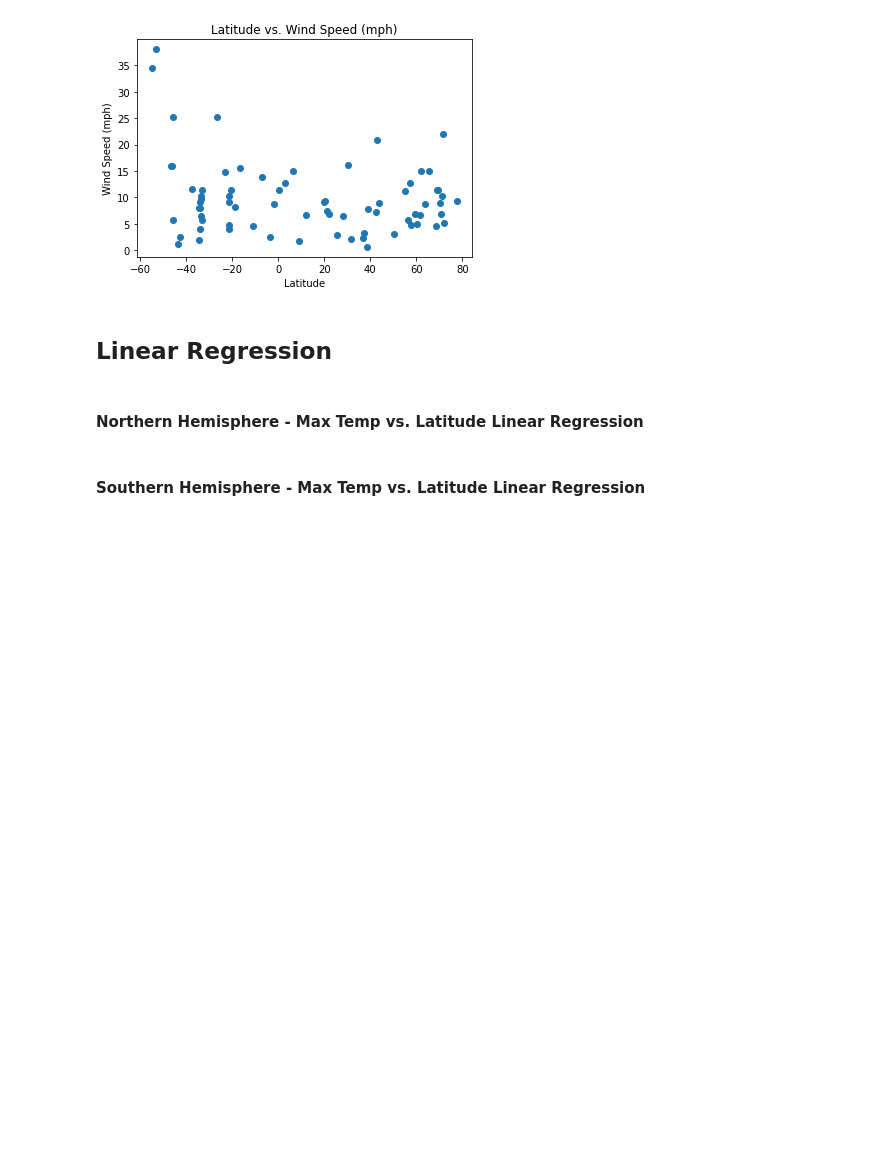
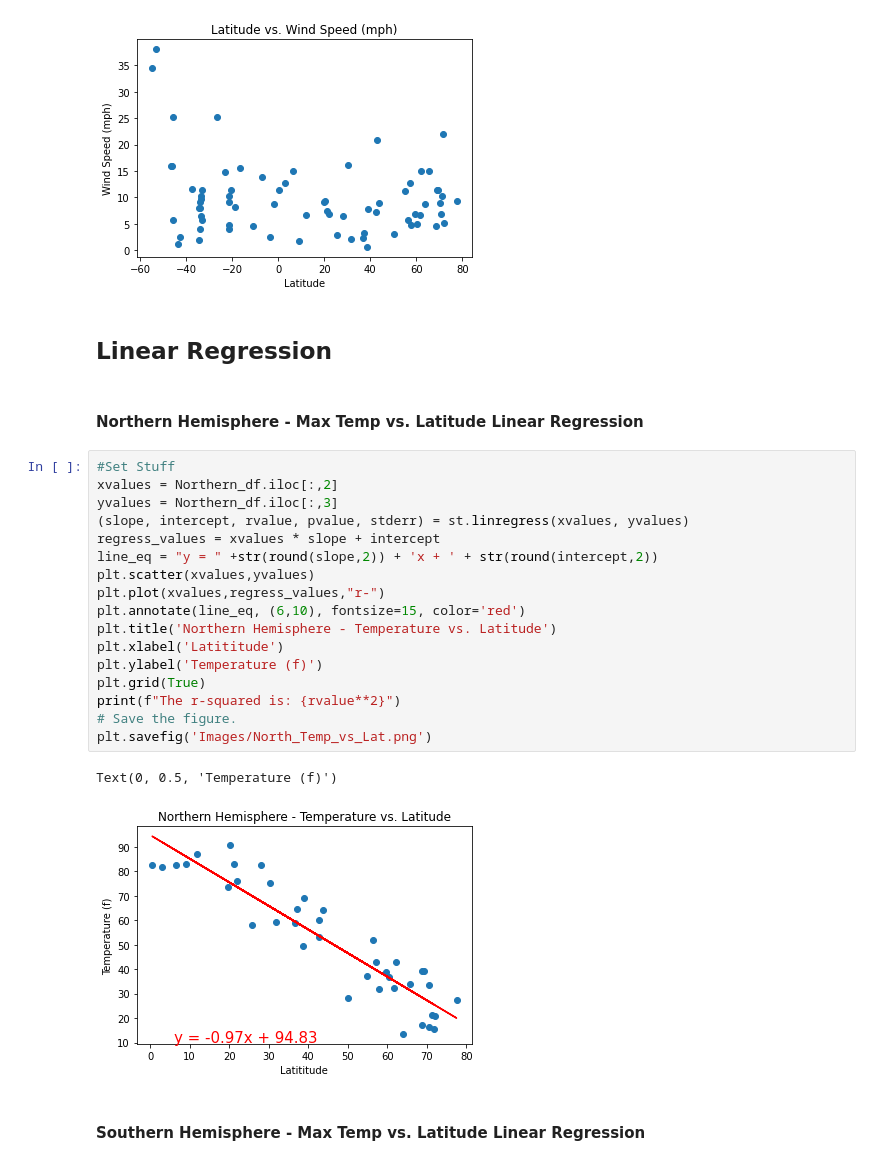
Before and after one commit to blackdenarius307/API-Challenge, a Jupyter notebook: WeatherPy.ipynb, the cells around one changed output. Cells and saved outputs as stored; diff of their text form; blank space fills up the shorter version.

```diff
--- a/WeatherPy.ipynb
+++ b/WeatherPy.ipynb
@@ -188,5 +189,25 @@ plt.savefig('Images/Windspeed_vs_Lat.png')
 ## Linear Regression
 # %% [markdown]
 ####  Northern Hemisphere - Max Temp vs. Latitude Linear Regression
+# %%
+#Set Stuff
+xvalues = Northern_df.iloc[:,2]
+yvalues = Northern_df.iloc[:,3]
+(slope, intercept, rvalue, pvalue, stderr) = st.linregress(xvalues, yvalues)
+regress_values = xvalues * slope + intercept
+line_eq = "y = " +str(round(slope,2)) + 'x + ' + str(round(intercept,2))
+plt.scatter(xvalues,yvalues)
+plt.plot(xvalues,regress_values,"r-")
+plt.annotate(line_eq, (6,10), fontsize=15, color='red')
+plt.title('Northern Hemisphere - Temperature vs. Latitude')
+plt.xlabel('Latititude')
+plt.ylabel('Temperature (f)')
+plt.grid(True)
+print(f"The r-squared is: {rvalue**2}")
+# Save the figure.
+plt.savefig('Images/North_Temp_vs_Lat.png')
+# %% [output]
+Text(0, 0.5, 'Temperature (f)')
+[figure, added]
 # %% [markdown]
 ####  Southern Hemisphere - Max Temp vs. Latitude Linear Regression
```
Also changed, not shown: parts of 11 cells of this notebook.
